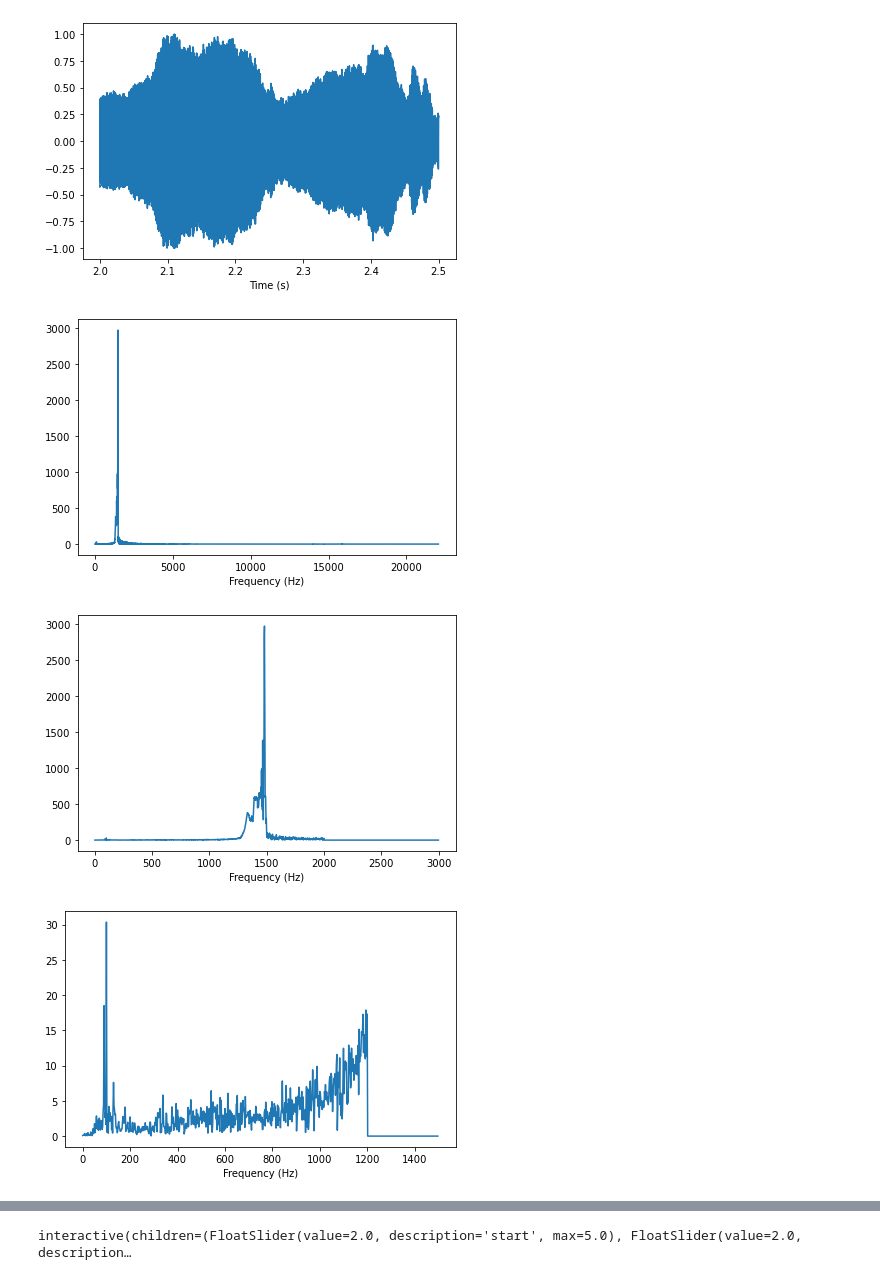
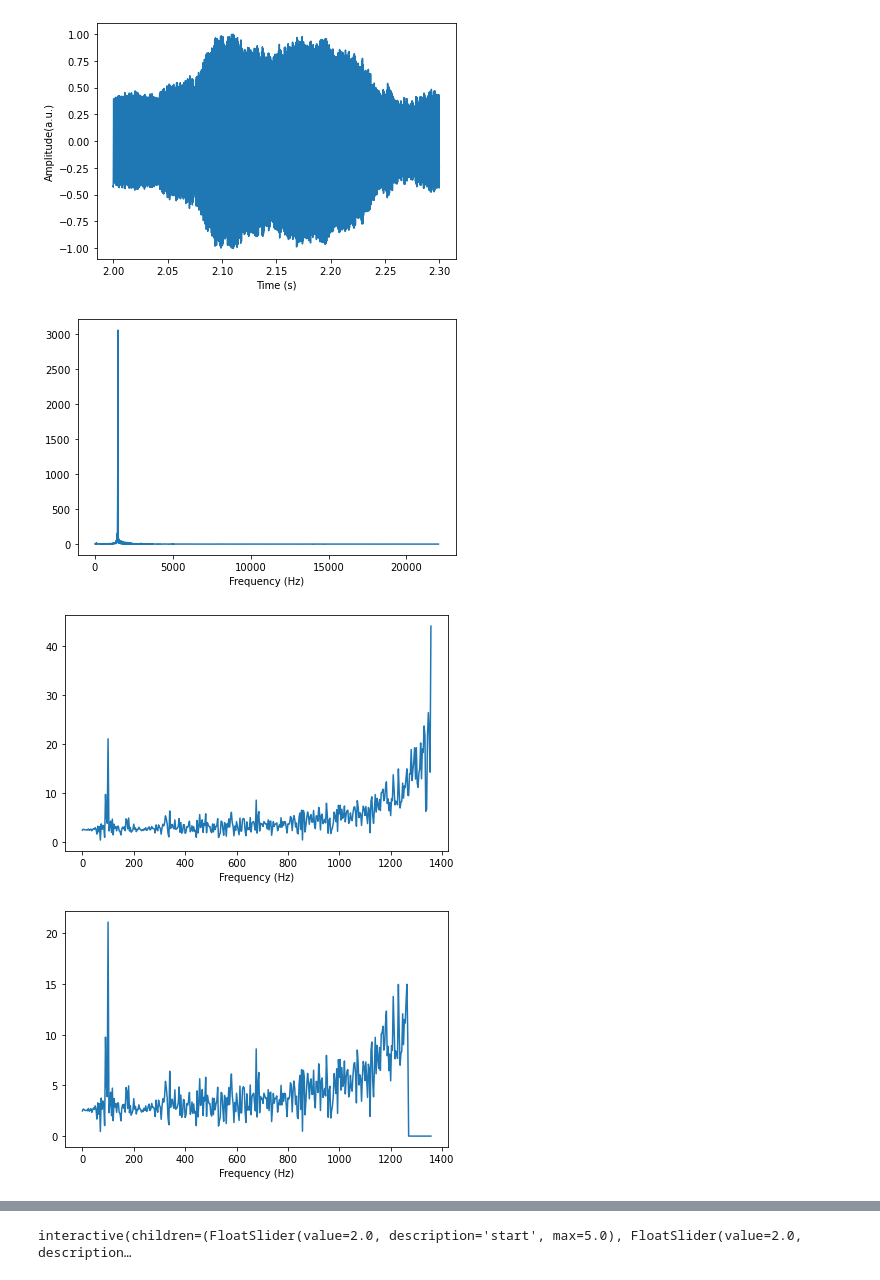
Before and after one commit to zulfaan/pemrosesan-sinyal, a Jupyter notebook: 000_bunyi_siul.ipynb, the cells around one changed output, grey strips where cells are left out. Saved outputs shown, nothing was run; the diff lists cells and outputs as text; code cells hidden in the pictures.

```diff
--- a/000_bunyi_siul.ipynb
+++ b/000_bunyi_siul.ipynb
@@ -8,22 +55,20 @@ wave.make_audio()
 # %%
-from thinkdsp import decorate
-
 start = 2.0
-duration = 0.5
+duration = 0.3
 segment = wave.segment(start, duration)
 segment.plot()
 decorate(xlabel='Time (s)')
+decorate(ylabel='Amplitude(a.u.)')
 # %% [output]
-[figure, old version]
+[figure, new version]
 # %%
 spectrum = segment.make_spectrum()
 spectrum.plot()
 decorate(xlabel='Frequency (Hz)')
 # %% [output]
-[figure, old version]
+[figure, new version]
 # %%
-spectrum.low_pass(2000)
-spectrum.plot(high=3000)
+spectrum.plot(high=1361.65)
 decorate(xlabel='Frequency (Hz)')
 # %% [output]
-[figure, old version]
+[figure, new version]
@@ -30,6 +77,5 @@ decorate(xlabel='Frequency (Hz)')
 # %%
-spectrum.low_pass(1200)
-spectrum.plot(high=1500)
+spectrum.plot(high=1361.65)
 decorate(xlabel='Frequency (Hz)')
 # %% [output]
-[figure, old version]
+[figure, new version]
```
Also changed, not shown: parts of 16 cells of this notebook.
